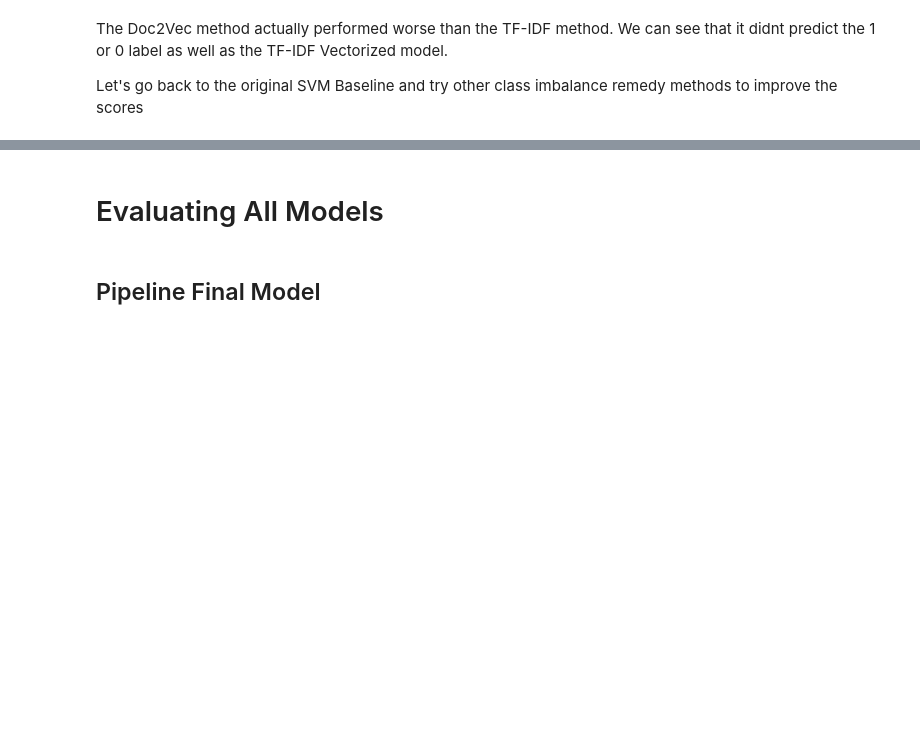
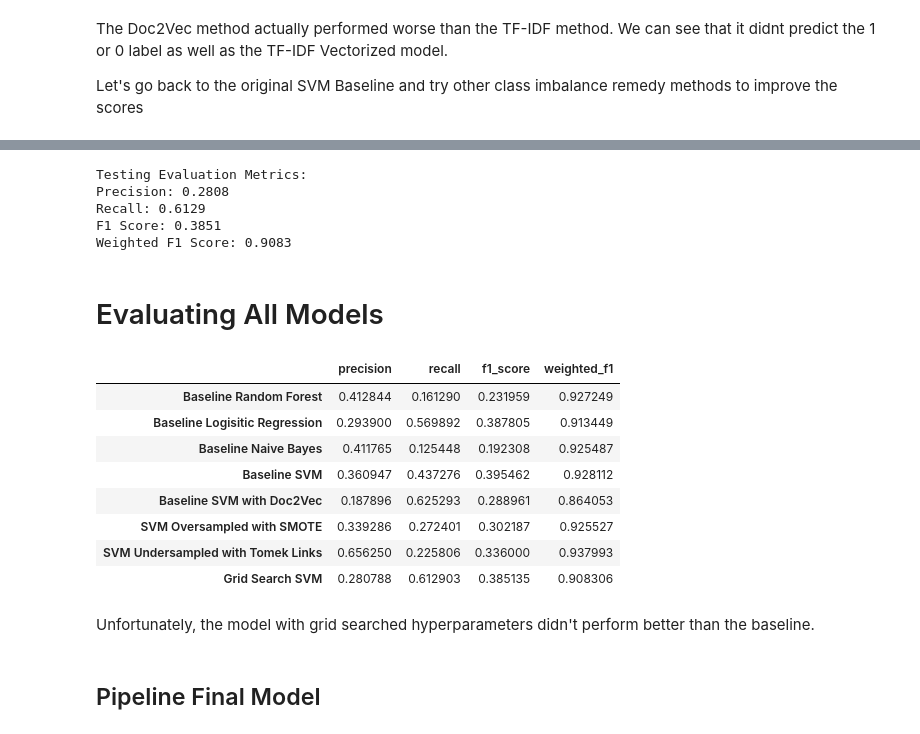
Before and after one commit to sidneykung/twitter_hate_speech_detection, a Jupyter notebook: final_notebook.ipynb, the cells around one changed output, grey strips where cells are left out. Saved outputs shown, nothing was run; the diff lists cells and outputs as text; code cells hidden in the pictures; blank space fills up the shorter version.

```diff
--- a/final_notebook.ipynb
+++ b/final_notebook.ipynb
@@ -520,0 +667,4 @@ Let's go back to the original SVM Baseline and try other class imbalance remedy
+# %%
+%%time
+# fit the grid search to our data
+grid_baseline.fit(tfidf_data_train, y_train)
@@ -521,5 +706,42 @@ Let's go back to the original SVM Baseline and try other class imbalance remedy
+# %%
+# Predict the response for test dataset
+grid_base_y_pred_train = grid_baseline.best_estimator_.predict(tfidf_data_train)
+
+# predict the training set
+grid_base_y_pred_test = grid_baseline.best_estimator_.predict(tfidf_data_test)
+# %%
+# setting variables for evaluation metrics
+grid_precision = precision_score(y_test, grid_base_y_pred_test)
+grid_recall = recall_score(y_test, grid_base_y_pred_test)
+grid_f1_score = f1_score(y_test, grid_base_y_pred_test)
+grid_weighted_f1_score = f1_score(y_test, grid_base_y_pred_test, average='weighted')
+# %%
+evaluation(grid_precision, grid_recall, grid_f1_score, grid_weighted_f1_score)
+# %% [output]
+Testing Evaluation Metrics:
+Precision: 0.2808
+Recall: 0.6129
+F1 Score: 0.3851
+Weighted F1 Score: 0.9083
+# %%
+# adding these metrics to evaluation metric dict
+metric_dict['Grid Search SVM'] = {'precision': grid_precision, 'recall': grid_recall, 'f1_score': grid_f1_score, 'weighted_f1': grid_weighted_f1_score}
 # %% [markdown]
 # Evaluating All Models
+# %%
+pd.DataFrame.from_dict(metric_dict, orient='index')
+# %% [output]
+|  | precision | recall | f1_score | weighted_f1 |
+| Baseline Random Forest | 0.412844 | 0.161290 | 0.231959 | 0.927249 |
+| Baseline Logisitic Regression | 0.293900 | 0.569892 | 0.387805 | 0.913449 |
+| Baseline Naive Bayes | 0.411765 | 0.125448 | 0.192308 | 0.925487 |
+| Baseline SVM | 0.360947 | 0.437276 | 0.395462 | 0.928112 |
+| Baseline SVM with Doc2Vec | 0.187896 | 0.625293 | 0.288961 | 0.864053 |
+| SVM Oversampled with SMOTE | 0.339286 | 0.272401 | 0.302187 | 0.925527 |
+| SVM Undersampled with Tomek Links | 0.656250 | 0.225806 | 0.336000 | 0.937993 |
+| Grid Search SVM | 0.280788 | 0.612903 | 0.385135 | 0.908306 |
+# %% [markdown]
+Unfortunately, the model with grid searched hyperparameters didn't perform better than the baseline.
 # %% [markdown]
 ## Pipeline Final Model
 # %% [markdown]
```
Also changed, not shown: parts of 48 cells of this notebook.
